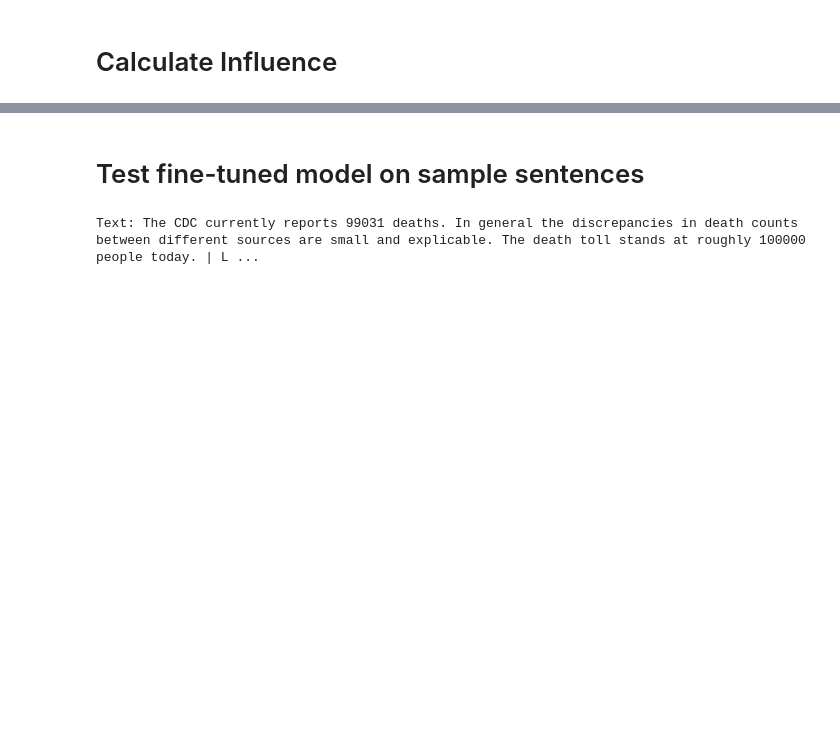
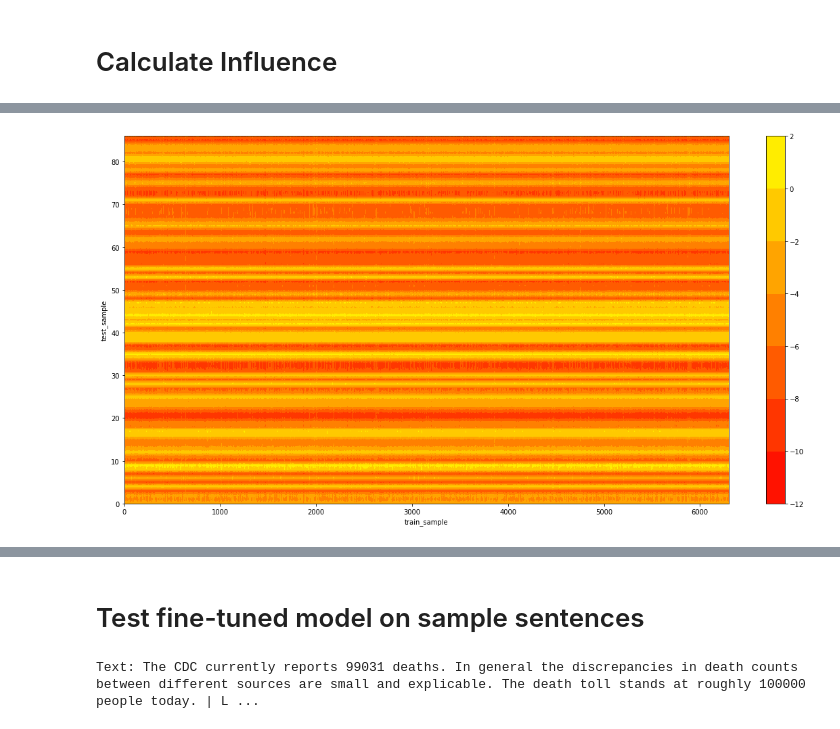
Before and after one commit to yjbang/Model-Generalization-for-Fact-Checking, a Jupyter notebook: finetune_fake_news.ipynb, the cells around one changed output, grey strips where cells are left out. Saved outputs shown, nothing was run; the diff lists cells and outputs as text; code cells hidden in the pictures; blank space fills up the shorter version.

```diff
--- a/finetune_fake_news.ipynb
+++ b/finetune_fake_news.ipynb
@@ -316,0 +405,11 @@ valid_ df = valid_loader.dataset.data
+# %%
+plt.figure(figsize=(20,10))
+mat = influence_matrix.cpu().numpy()
+plt.contourf(mat, cmap='autumn')
+plt.colorbar()
+plt.xlabel('train_sample')
+plt.ylabel('test_sample')
+plt.savefig('influence.png')
+plt.show()
+# %% [output]
+[figure, added]
```
Also changed, not shown: parts of 39 cells of this notebook, 1 other file.
